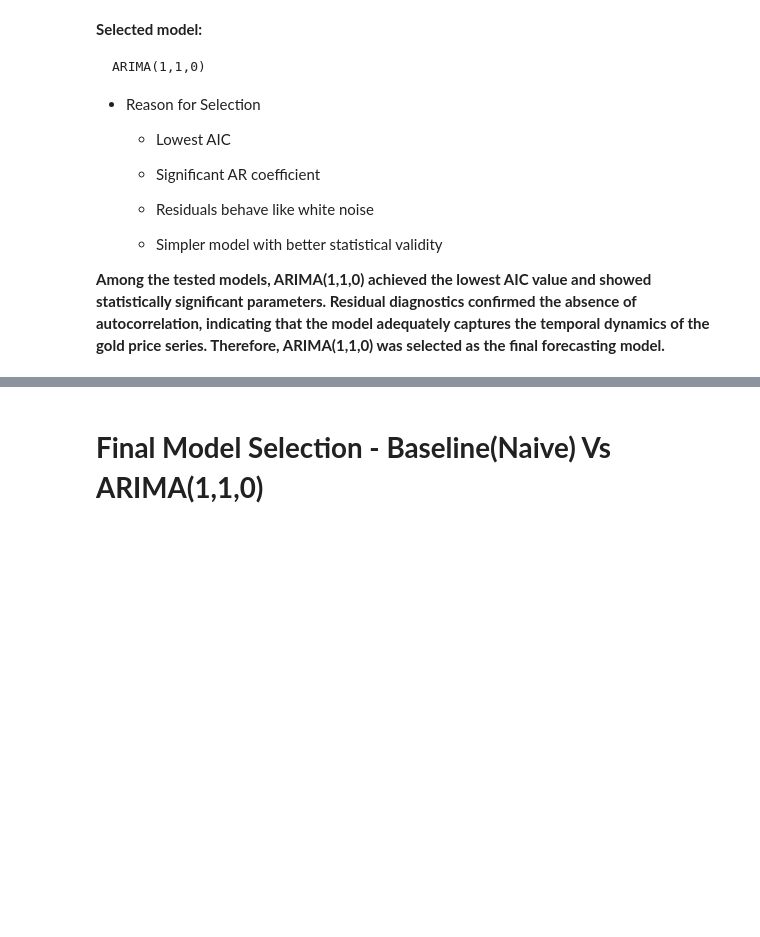
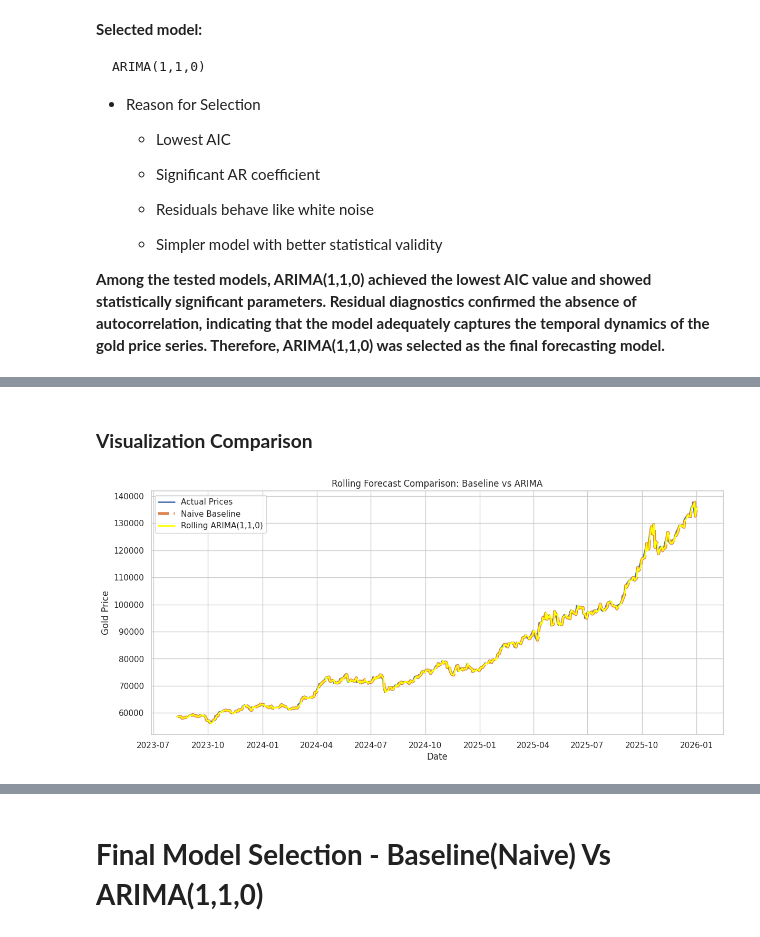
Before and after one commit to Sagarjain93/Machine-Learning-Portfolio, a Jupyter notebook: 03_ML_Practice/Gold_Price_Prediction_Forecasting/03_notebook/05_modelling.ipynb, the cells around one changed output, grey strips where cells are left out. Saved outputs shown, nothing was run; the diff lists cells and outputs as text; code cells hidden in the pictures; blank space fills up the shorter version.

```diff
--- a/03_ML_Practice/Gold_Price_Prediction_Forecasting/03_notebook/05_modelling.ipynb
+++ b/03_ML_Practice/Gold_Price_Prediction_Forecasting/03_notebook/05_modelling.ipynb
@@ -2353,0 +2358,3 @@ ARIMA(1,1,0)
+# %%
+history = list(train['Price'])
+predictions = []
@@ -2353,0 +2369,12 @@ ARIMA(1,1,0)
+# %%
+from statsmodels.tsa.arima.model import ARIMA
+
+for t in range(len(test)):
+
+    model = ARIMA(history, order=(1,1,0))
+    model_fit = model.fit()
+
+    yhat = model_fit.forecast()[0]
+    predictions.append(yhat)
+
+    history.append(test['Price'].iloc[t])
@@ -2353,0 +2387,6 @@ ARIMA(1,1,0)
+# %%
+import pandas as pd
+
+rolling_arima_forecast = pd.DataFrame(predictions, index=test.index, columns=['ARIMA_Rolling_Forecast'])
+
+rolling_arima_forecast.head()
@@ -2353,0 +2439,21 @@ ARIMA(1,1,0)
+# %% [markdown]
+### **Visualization Comparison**
+# %%
+plt.figure(figsize=(14,6))
+
+plt.plot(test.index, test['Price'], label="Actual Prices", linewidth=2)
+
+plt.plot(naive_forecast.index, naive_forecast['Price'],
+         label="Naive Baseline", linestyle="--", linewidth=4)
+
+plt.plot(rolling_arima_forecast.index, rolling_arima_forecast['ARIMA_Rolling_Forecast'],
+         label="Rolling ARIMA(1,1,0)", linewidth=2,color="yellow")
+
+plt.title("Rolling Forecast Comparison: Baseline vs ARIMA")
+plt.xlabel("Date")
+plt.ylabel("Gold Price")
+plt.legend()
+
+plt.show()
+# %% [output]
+[figure, added]
```
Also changed, not shown: parts of 34 cells of this notebook.
